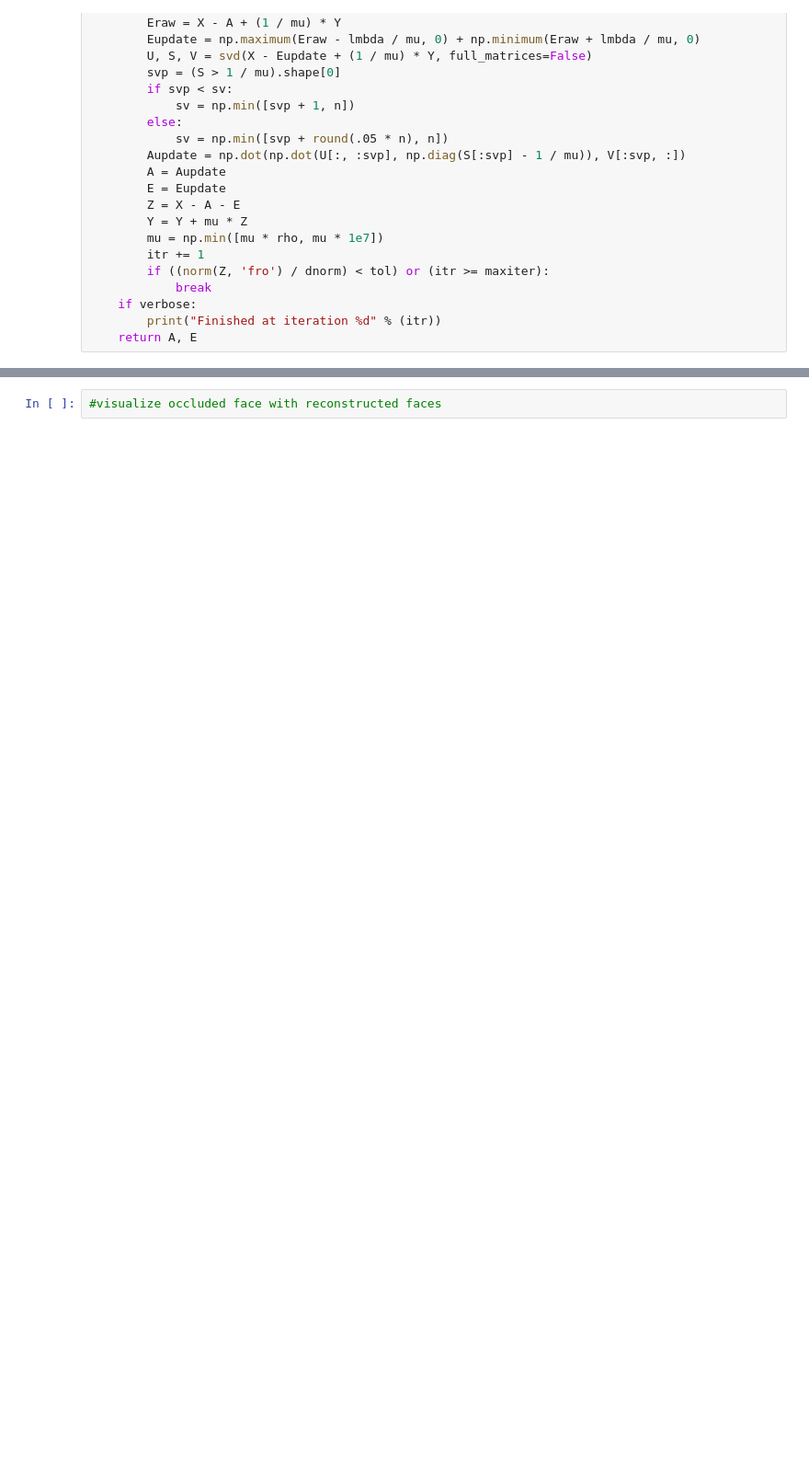
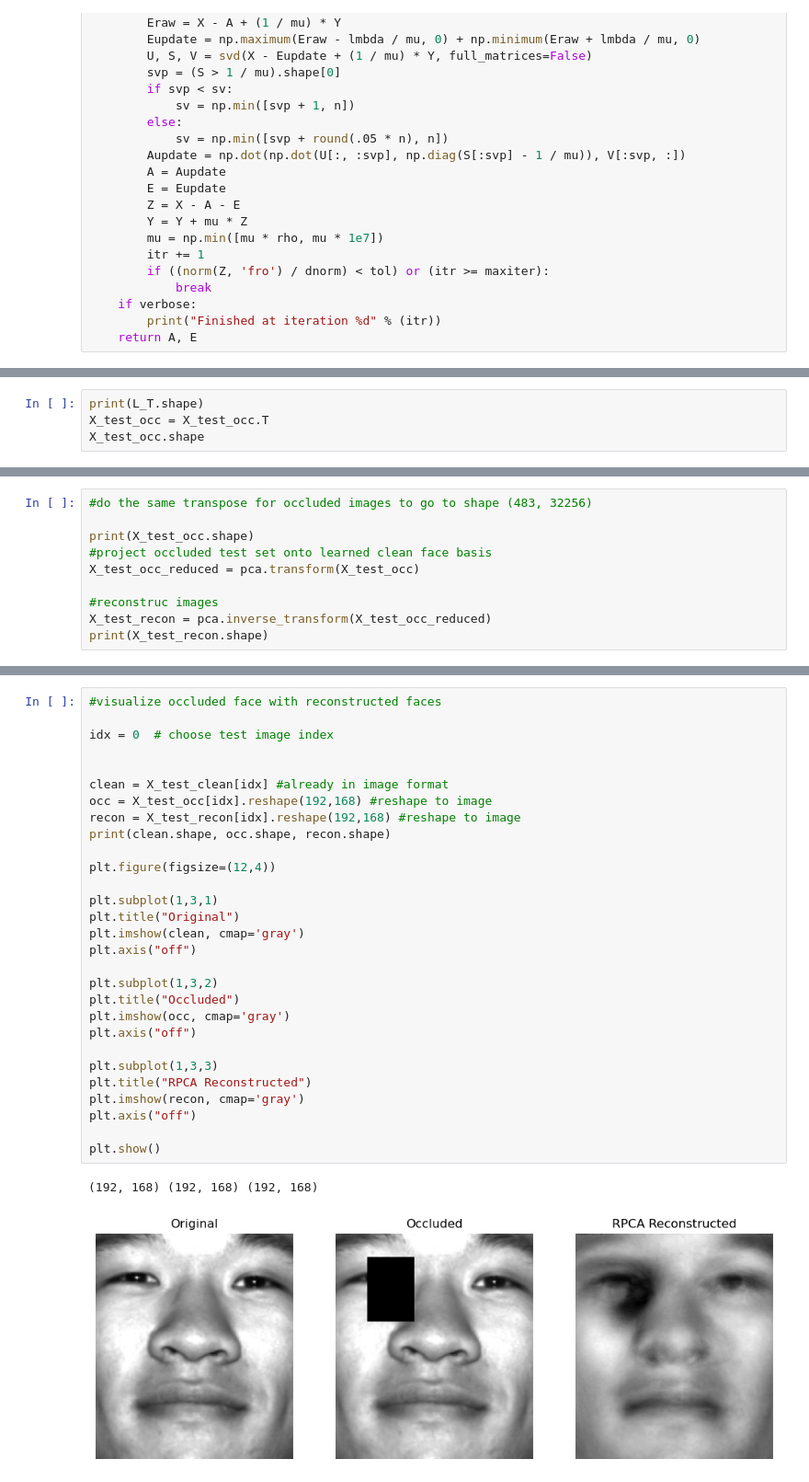
Before and after one commit to Dshreekulkarni/COGS181-FINALPROJECT, a Jupyter notebook: RPCA.ipynb, the cells around one changed output, grey strips where cells are left out. Shown at 92% size. Drawn from its saved outputs; the diff is of its cells as text; blank space fills up the shorter version.

Commit message:
RPCA with evals

```diff
--- a/RPCA.ipynb
+++ b/RPCA.ipynb
@@ -182,0 +240,4 @@ X_test_occ_PCA = pca.transform(X_test_occ)
+# %%
+print(L_T.shape)
+X_test_occ = X_test_occ.T
+X_test_occ.shape
@@ -182,0 +247,10 @@ X_test_occ_PCA = pca.transform(X_test_occ)
+# %%
+#do the same transpose for occluded images to go to shape (483, 32256)
+
+print(X_test_occ.shape)
+#project occluded test set onto learned clean face basis
+X_test_occ_reduced = pca.transform(X_test_occ)
+
+#reconstruc images
+X_test_recon = pca.inverse_transform(X_test_occ_reduced)
+print(X_test_recon.shape)
@@ -183,2 +273,32 @@ X_test_occ_PCA = pca.transform(X_test_occ)
 # %%
 #visualize occluded face with reconstructed faces
+
+idx = 0  # choose test image index
+
+
+clean = X_test_clean[idx] #already in image format
+occ = X_test_occ[idx].reshape(192,168) #reshape to image
+recon = X_test_recon[idx].reshape(192,168) #reshape to image
+print(clean.shape, occ.shape, recon.shape)
+
+plt.figure(figsize=(12,4))
+
+plt.subplot(1,3,1)
+plt.title("Original")
+plt.imshow(clean, cmap='gray')
+plt.axis("off")
+
+plt.subplot(1,3,2)
+plt.title("Occluded")
+plt.imshow(occ, cmap='gray')
+plt.axis("off")
+
+plt.subplot(1,3,3)
+plt.title("RPCA Reconstructed")
+plt.imshow(recon, cmap='gray')
+plt.axis("off")
+
+plt.show()
+# %% [output]
+(192, 168) (192, 168) (192, 168)
+[figure, added]
```
Also changed, not shown: parts of 15 cells of this notebook.
